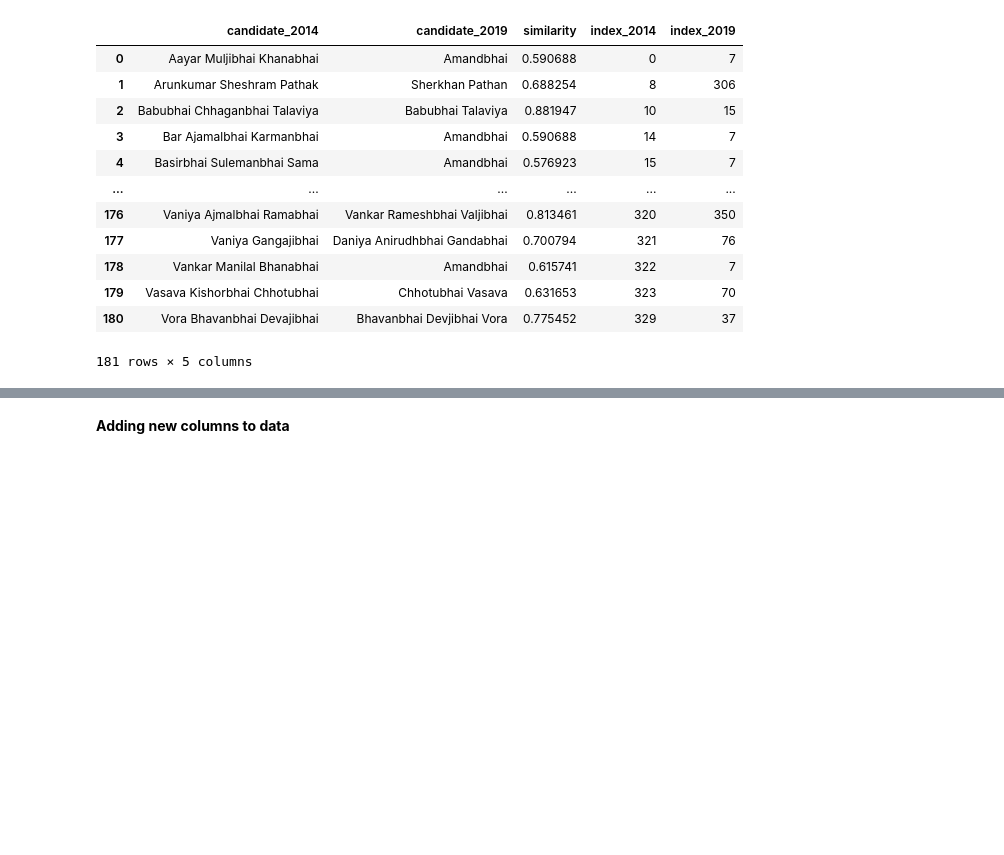
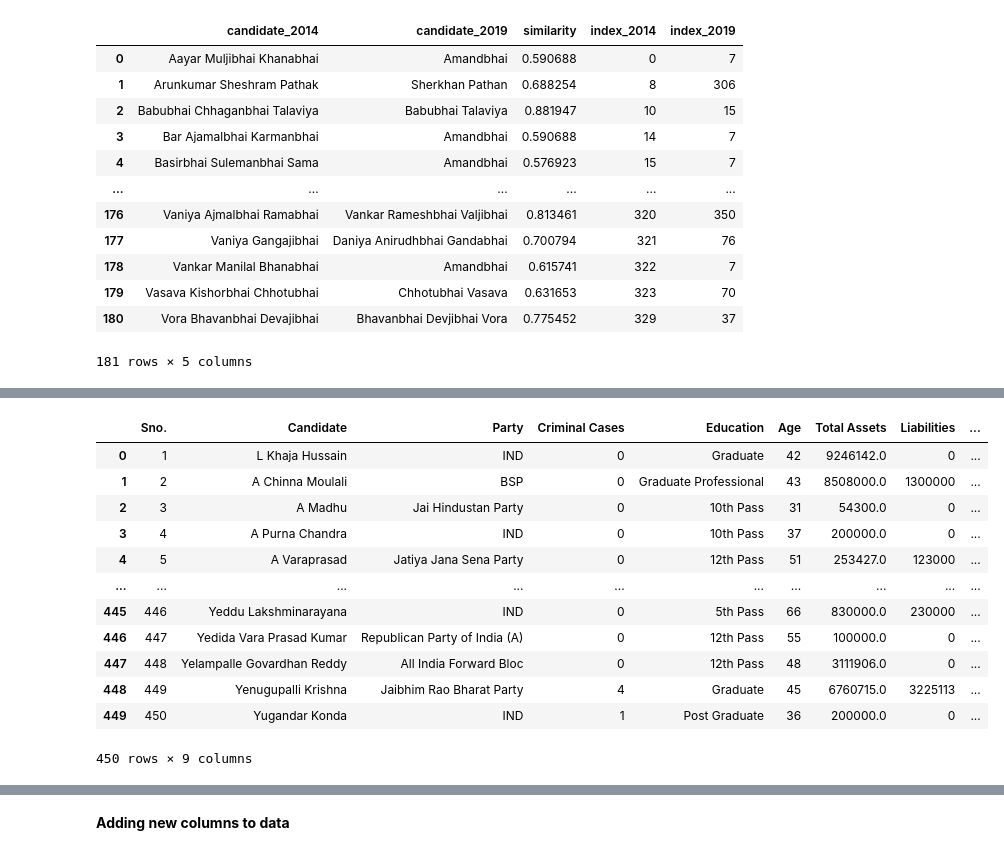
Before and after one commit to iitm-da25b007/MPs-assets, a Jupyter notebook: tomatch.ipynb, the cells around one changed output, grey strips where cells are left out. Saved outputs shown, nothing was run; the diff lists cells and outputs as text; code cells hidden in the pictures; blank space fills up the shorter version.

```diff
--- a/tomatch.ipynb
+++ b/tomatch.ipynb
@@ -574,0 +646,30 @@ matching_gujarat_14_19
+# %%
+matching_andhra_19_24 = match_repeat_candidates(
+    andhra_19,
+    andhra_24,
+    threshold=0.70
+)
+
+# Initially mark everyone as not recontesting
+andhra_24["recontesting"] = False
+
+# Get the indices of candidates matched from 2014
+matched_indices = matching_andhra_19_24["index_2019"].unique()
+
+# Mark matched candidates as recontesting
+andhra_24.loc[matched_indices, "recontesting"] = True
+andhra_24
+# %% [output]
+|  | Sno. | Candidate | Party | Criminal Cases | Education | Age | Total Assets | Liabilities | ... |
+| 0 | 1 | L Khaja Hussain | IND | 0 | Graduate | 42 | 9246142.0 | 0 | ... |
+| 1 | 2 | A Chinna Moulali | BSP | 0 | Graduate Professional | 43 | 8508000.0 | 1300000 | ... |
+| 2 | 3 | A Madhu | Jai Hindustan Party | 0 | 10th Pass | 31 | 54300.0 | 0 | ... |
+| 3 | 4 | A Purna Chandra | IND | 0 | 10th Pass | 37 | 200000.0 | 0 | ... |
+| 4 | 5 | A Varaprasad | Jatiya Jana Sena Party | 0 | 12th Pass | 51 | 253427.0 | 123000 | ... |
+| ... | ... | ... | ... | ... | ... | ... | ... | ... | ... |
+| 445 | 446 | Yeddu Lakshminarayana | IND | 0 | 5th Pass | 66 | 830000.0 | 230000 | ... |
+| 446 | 447 | Yedida Vara Prasad Kumar | Republican Party of India (A) | 0 | 12th Pass | 55 | 100000.0 | 0 | ... |
+| 447 | 448 | Yelampalle Govardhan Reddy | All India Forward Bloc | 0 | 12th Pass | 48 | 3111906.0 | 0 | ... |
+| 448 | 449 | Yenugupalli Krishna | Jaibhim Rao Bharat Party | 4 | Graduate | 45 | 6760715.0 | 3225113 | ... |
+| 449 | 450 | Yugandar Konda | IND | 1 | Post Graduate | 36 | 200000.0 | 0 | ... |
+450 rows × 9 columns
```
Also changed, not shown: parts of 7 cells of this notebook.
